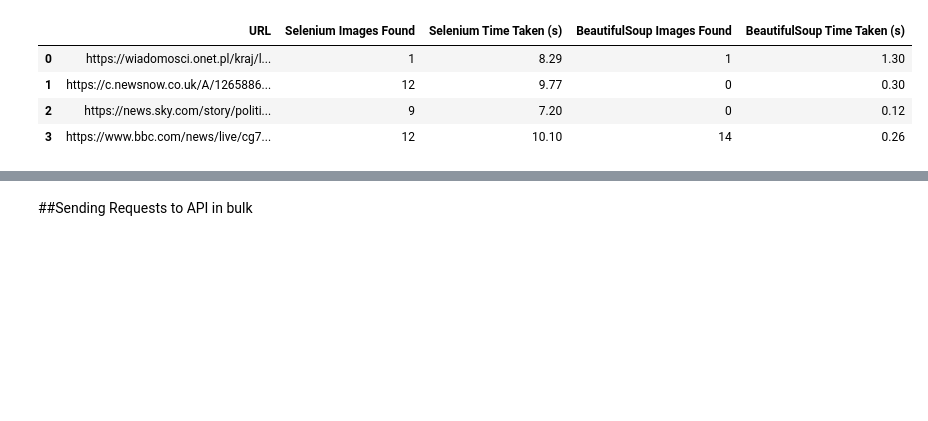
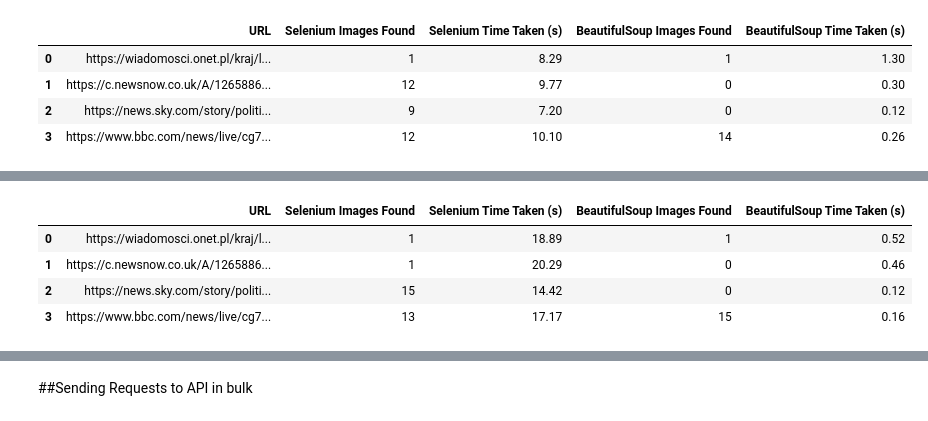
Before and after one commit to szezlong/Articles_Evaluation, a Jupyter notebook: AI_Detection_Expansion.ipynb, the cells around one changed output, grey strips where cells are left out. Cells and saved outputs as stored; diff of their text form; code cells hidden in the pictures; blank space fills up the shorter version.

```diff
--- a/AI_Detection_Expansion.ipynb
+++ b/AI_Detection_Expansion.ipynb
@@ -118,6 +80,16 @@ def scroll_page(driver):
         if new_height == last_height:
             break
         last_height = new_height
+# %%
+def click_element(driver, xpath, timeout=3):
+  try:
+    element = WebDriverWait(driver, timeout).until(EC.element_to_be_clickable((By.XPATH, xpath)))
+    print(f"Clicking {xpath}")
+    element.click()
+    time.sleep(0.5)
+    return True
+  except Exception:
+    return False
 # %%
 js_code = """
         const exclusionPattern = /avatar|loading|icon|logo|banner|footer|placeholder|teaser/i;
@@ -486,3 +438,32 @@ df_comparison
 | 1 | https://c.newsnow.co.uk/A/1265886... | 12 | 9.77 | 0 | 0.30 |
 | 2 | https://news.sky.com/story/politi... | 9 | 7.20 | 0 | 0.12 |
 | 3 | https://www.bbc.com/news/live/cg7... | 12 | 10.10 | 14 | 0.26 |
+# %%
+def test(urls):
+  results = []
+
+  for url in test_urls:
+    row = {"URL": url}
+
+    # Test Selenium
+    start = time.time()
+    images_selenium = get_images_selenium(url)
+    elapsed_selenium = time.time() - start
+    row["Selenium Images Found"] = len(images_selenium)
+    row["Selenium Time Taken (s)"] = round(elapsed_selenium, 2)
+
+    # Test BeautifulSoup
+    start = time.time()
+    images_soup = get_images_bs(url)
+    elapsed_soup = time.time() - start
+    row["BeautifulSoup Images Found"] = len(images_soup)
+    row["BeautifulSoup Time Taken (s)"] = round(elapsed_soup, 2)
+
+    results.append(row)
+
+  return pd.DataFrame(results)
+
+
+df_comparison = test(test_urls)
+df_comparison
+# %% [output]
@@ -489,3 +478,8 @@ df_comparison
+|  | URL | Selenium Images Found | Selenium Time Taken (s) | BeautifulSoup Images Found | BeautifulSoup Time Taken (s) |
+| 0 | https://wiadomosci.onet.pl/kraj/l... | 1 | 18.89 | 1 | 0.52 |
+| 1 | https://c.newsnow.co.uk/A/1265886... | 1 | 20.29 | 0 | 0.46 |
+| 2 | https://news.sky.com/story/politi... | 15 | 14.42 | 0 | 0.12 |
+| 3 | https://www.bbc.com/news/live/cg7... | 13 | 17.17 | 15 | 0.16 |
 # %%
 # Test Selenium
 for url in test_urls:
```
Also changed, not shown: parts of 20 cells of this notebook.
